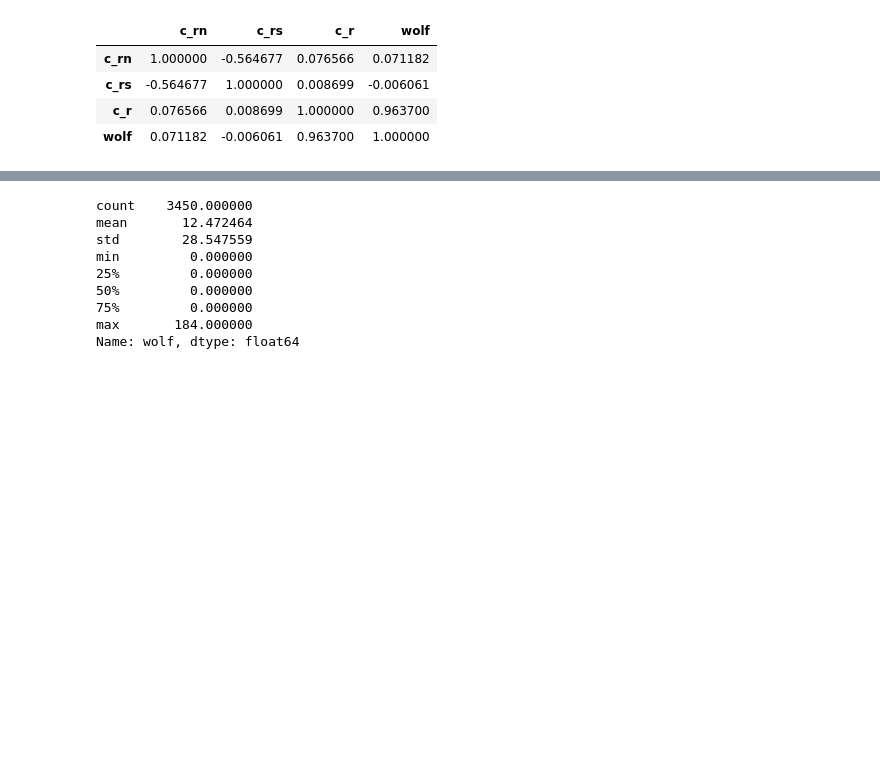
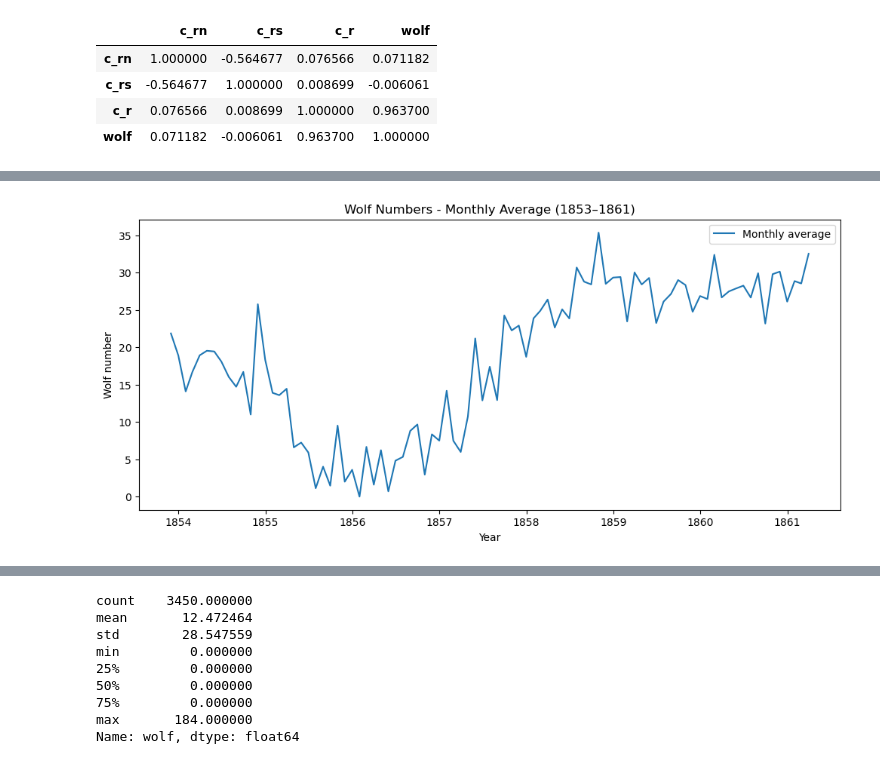
Before and after one commit to QubitShifter/JupiterLab, a Jupyter notebook: 00.ExamProject/SolarData.ipynb, the cells around one changed output, grey strips where cells are left out. Drawn from its saved outputs; the diff is of its cells as text; code cells hidden in the pictures; blank space fills up the shorter version.

```diff
--- a/00.ExamProject/SolarData.ipynb
+++ b/00.ExamProject/SolarData.ipynb
@@ -610,0 +719,14 @@ solarData[['c_rn', 'c_rs', 'c_r', 'wolf']].corr()
+# %%
+monthly_wolf = daily_wolf['wolf_interp'].resample('M').mean()
+
+import matplotlib.pyplot as plt
+plt.figure(figsize=(12,5))
+plt.plot(monthly_wolf.index, monthly_wolf, label='Monthly average', color='tab:blue')
+plt.title("Wolf Numbers - Monthly Average (1853–1861)")
+plt.ylabel("Wolf number")
+plt.xlabel("Year")
+plt.legend()
+plt.savefig('Wofl_monthly.jpg', dpi=300)
+plt.show()
+# %% [output]
+[figure, added]
```
Also changed, not shown: parts of 72 cells of this notebook, 8 other files.
